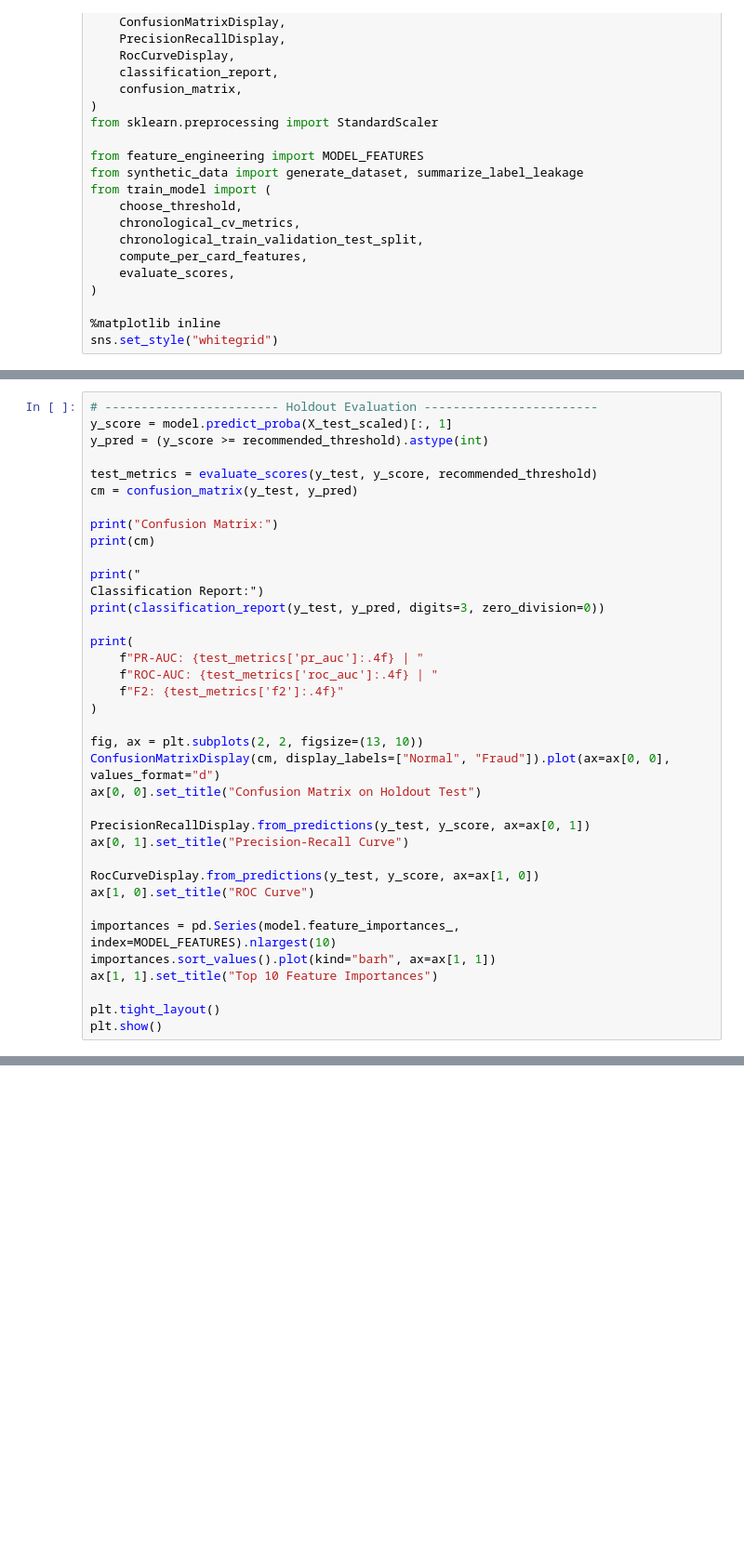
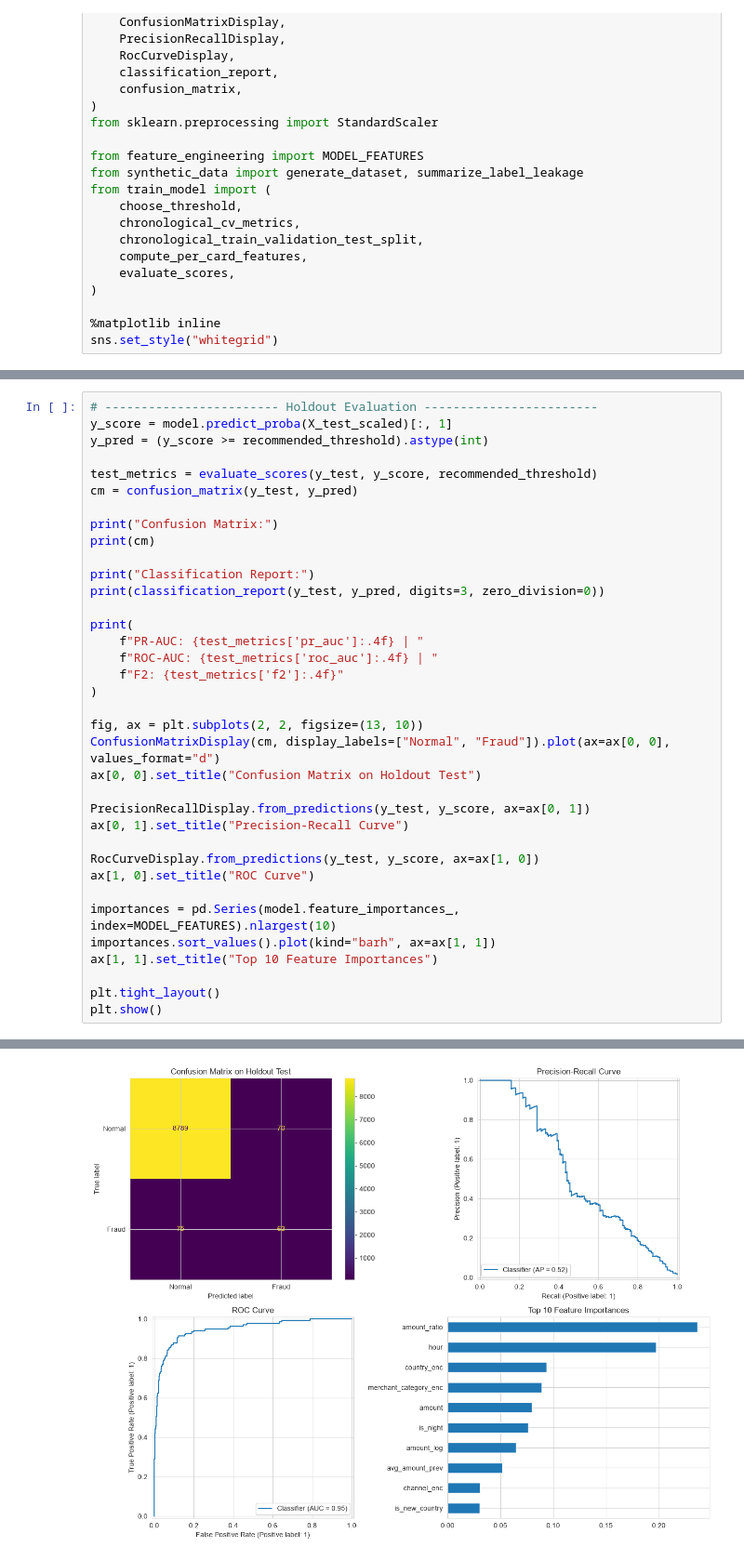
Before and after one commit to salimshre/credit-card-fraud-detector, a Jupyter notebook: self.ipynb, the cells around one changed output, grey strips where cells are left out. Shown at 93% size. Saved outputs shown, nothing was run; the diff lists cells and outputs as text; blank space fills up the shorter version.

```diff
--- a/self.ipynb
+++ b/self.ipynb
@@ -146,8 +200,7 @@ cm = confusion_matrix(y_test, y_pred)
 print("Confusion Matrix:")
 print(cm)
 
-print("
-Classification Report:")
+print("Classification Report:")
 print(classification_report(y_test, y_pred, digits=3, zero_division=0))
 
 print(
@@ -172,3 +225,4 @@ ax[1, 1].set_title("Top 10 Feature Importances")
 
 plt.tight_layout()
 plt.show()
+# %% [output]
@@ -175,3 +243,4 @@ plt.show()
+[figure, added]
 # %%
 # ------------------------ Chronological Cross-validation ------------------------
 cv_metrics = chronological_cv_metrics(
```
Also changed, not shown: parts of 8 cells of this notebook, 5 other files.
